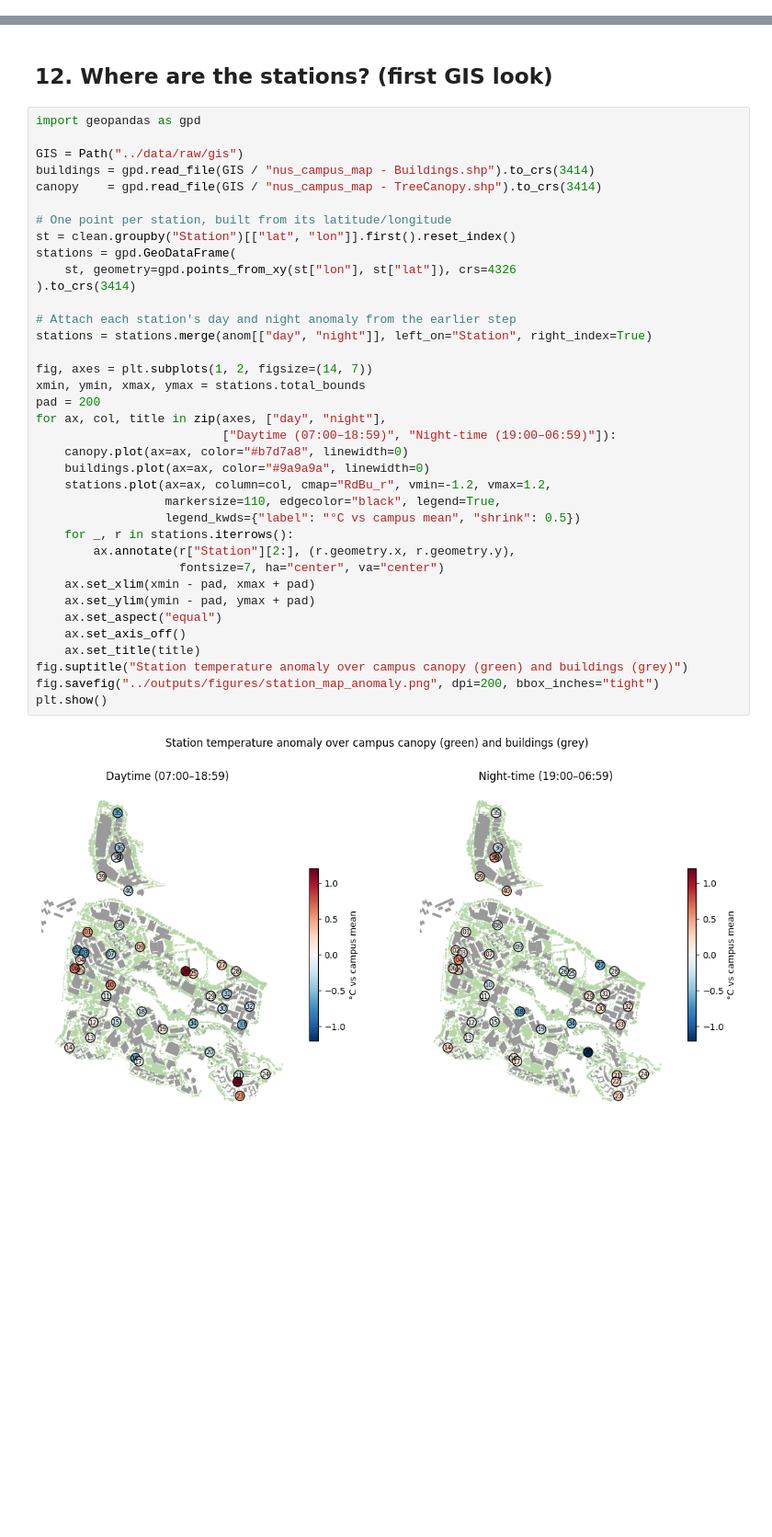
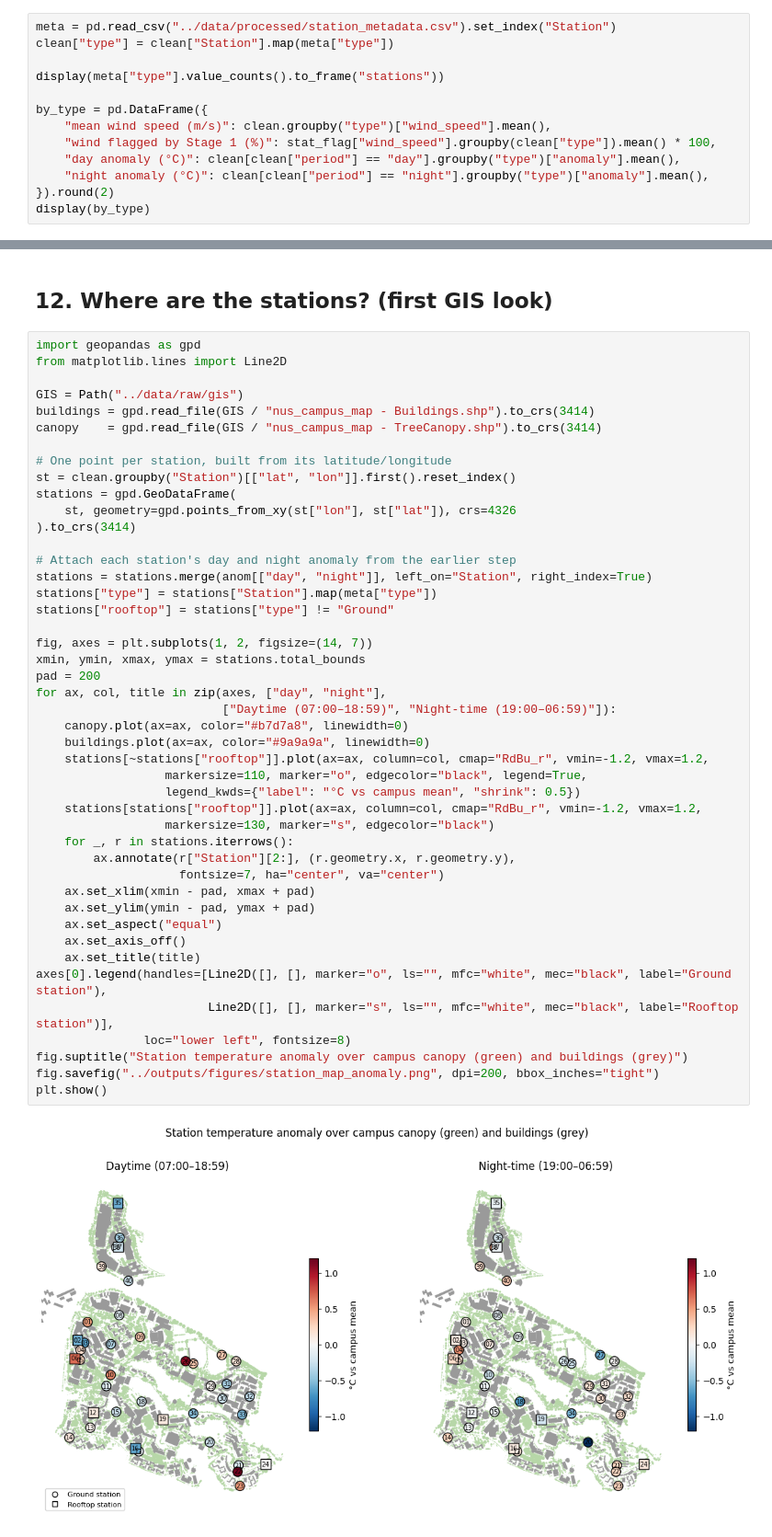
Before and after one commit to fabianhuang54/BPS5231-Spatial-Intelligence-for-Urban-Greening, a Jupyter notebook: notebooks/01_weather_eda.ipynb, the cells around one changed output, grey strips where cells are left out. Shown at 92% size. Cells and saved outputs as stored; diff of their text form; blank space fills up the shorter version.

Commit message:
Add ground vs rooftop station comparison and station metadata
Co-Authored-By: Claude Sonnet 5.5 <noreply@anthropic.com>

```diff
--- a/notebooks/01_weather_eda.ipynb
+++ b/notebooks/01_weather_eda.ipynb
@@ -468,0 +471,13 @@ Correlation between day and night anomaly across stations: 0.08
+# %%
+meta = pd.read_csv("../data/processed/station_metadata.csv").set_index("Station")
+clean["type"] = clean["Station"].map(meta["type"])
+
+display(meta["type"].value_counts().to_frame("stations"))
+
+by_type = pd.DataFrame({
+    "mean wind speed (m/s)": clean.groupby("type")["wind_speed"].mean(),
+    "wind flagged by Stage 1 (%)": stat_flag["wind_speed"].groupby(clean["type"]).mean() * 100,
+    "day anomaly (°C)": clean[clean["period"] == "day"].groupby("type")["anomaly"].mean(),
+    "night anomaly (°C)": clean[clean["period"] == "night"].groupby("type")["anomaly"].mean(),
+}).round(2)
+display(by_type)
@@ -576,6 +602,7 @@ plt.show()
 ## 12. Where are the stations? (first GIS look)
 # %%
 import geopandas as gpd
+from matplotlib.lines import Line2D
 
 GIS = Path("../data/raw/gis")
 buildings = gpd.read_file(GIS / "nus_campus_map - Buildings.shp").to_crs(3414)
@@ -583,33 +610,40 @@ canopy    = gpd.read_file(GIS / "nus_campus_map - TreeCanopy.shp").to_crs(3414)
 
 # One point per station, built from its latitude/longitude
 st = clean.groupby("Station")[["lat", "lon"]].first().reset_index()
 stations = gpd.GeoDataFrame(
     st, geometry=gpd.points_from_xy(st["lon"], st["lat"]), crs=4326
 ).to_crs(3414)
 
 # Attach each station's day and night anomaly from the earlier step
 stations = stations.merge(anom[["day", "night"]], left_on="Station", right_index=True)
+stations["type"] = stations["Station"].map(meta["type"])
+stations["rooftop"] = stations["type"] != "Ground"
 
 fig, axes = plt.subplots(1, 2, figsize=(14, 7))
 xmin, ymin, xmax, ymax = stations.total_bounds
 pad = 200
 for ax, col, title in zip(axes, ["day", "night"],
                           ["Daytime (07:00–18:59)", "Night-time (19:00–06:59)"]):
     canopy.plot(ax=ax, color="#b7d7a8", linewidth=0)
     buildings.plot(ax=ax, color="#9a9a9a", linewidth=0)
-    stations.plot(ax=ax, column=col, cmap="RdBu_r", vmin=-1.2, vmax=1.2,
-                  markersize=110, edgecolor="black", legend=True,
+    stations[~stations["rooftop"]].plot(ax=ax, column=col, cmap="RdBu_r", vmin=-1.2, vmax=1.2,
+                  markersize=110, marker="o", edgecolor="black", legend=True,
                   legend_kwds={"label": "°C vs campus mean", "shrink": 0.5})
+    stations[stations["rooftop"]].plot(ax=ax, column=col, cmap="RdBu_r", vmin=-1.2, vmax=1.2,
+                  markersize=130, marker="s", edgecolor="black")
     for _, r in stations.iterrows():
         ax.annotate(r["Station"][2:], (r.geometry.x, r.geometry.y),
                     fontsize=7, ha="center", va="center")
     ax.set_xlim(xmin - pad, xmax + pad)
     ax.set_ylim(ymin - pad, ymax + pad)
     ax.set_aspect("equal")
     ax.set_axis_off()
     ax.set_title(title)
+axes[0].legend(handles=[Line2D([], [], marker="o", ls="", mfc="white", mec="black", label="Ground station"),
+                        Line2D([], [], marker="s", ls="", mfc="white", mec="black", label="Rooftop station")],
+               loc="lower left", fontsize=8)
 fig.suptitle("Station temperature anomaly over campus canopy (green) and buildings (grey)")
 fig.savefig("../outputs/figures/station_map_anomaly.png", dpi=200, bbox_inches="tight")
 plt.show()
 # %% [output]
-[figure, old version]
+[figure, new version]
```
Also changed, not shown: parts of 3 cells of this notebook, 2 other files.
